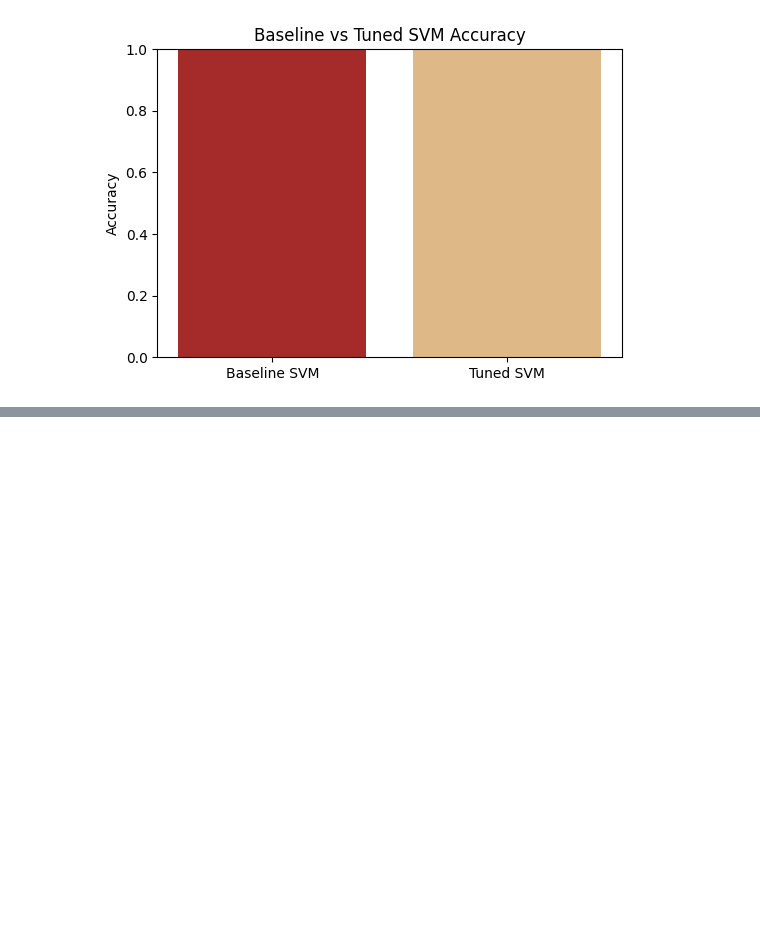
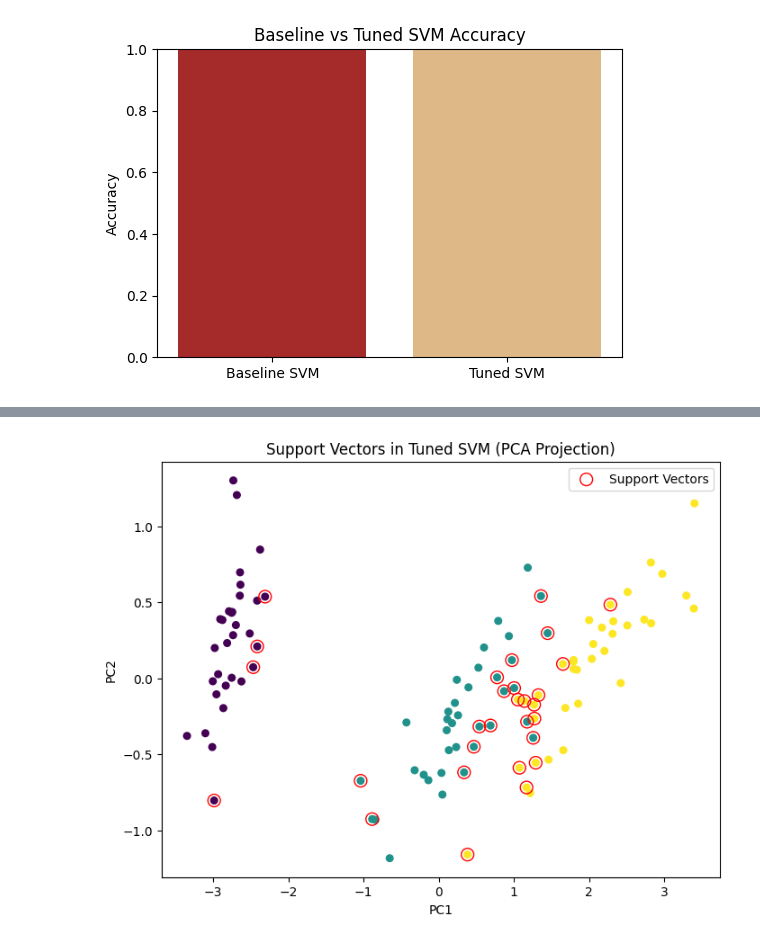
Before and after one commit to Praharshita1275/Machine-learning, a Jupyter notebook: ML_Assignment2.ipynb, the cells around one changed output, grey strips where cells are left out. Saved outputs shown, nothing was run; the diff lists cells and outputs as text; code cells hidden in the pictures; blank space fills up the shorter version.

```diff
--- a/ML_Assignment2.ipynb
+++ b/ML_Assignment2.ipynb
@@ -157,0 +270,15 @@ plt.show()
+# %%
+# For 2D projection (PCA)
+support_vectors = pca.transform(best_model.support_vectors_)
+
+plt.figure(figsize=(8,6))
+plt.scatter(X_pca[:, 0], X_pca[:, 1], c=y_train, cmap='viridis', s=30)
+plt.scatter(support_vectors[:, 0], support_vectors[:, 1],
+            s=100, facecolors='none', edgecolors='r', label='Support Vectors')
+plt.title('Support Vectors in Tuned SVM (PCA Projection)')
+plt.xlabel('PC1')
+plt.ylabel('PC2')
+plt.legend()
+plt.show()
+# %% [output]
+[figure, added]
```
Also changed, not shown: parts of 4 cells of this notebook.
